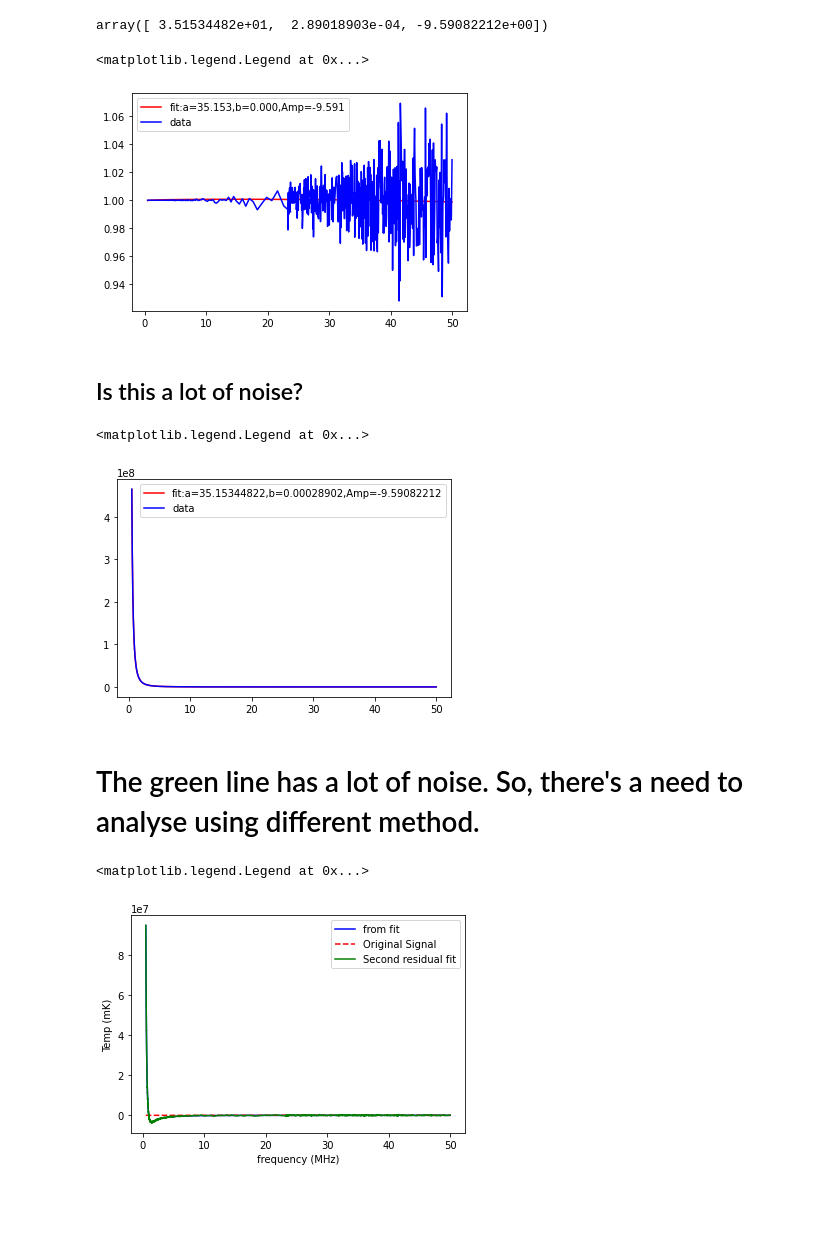
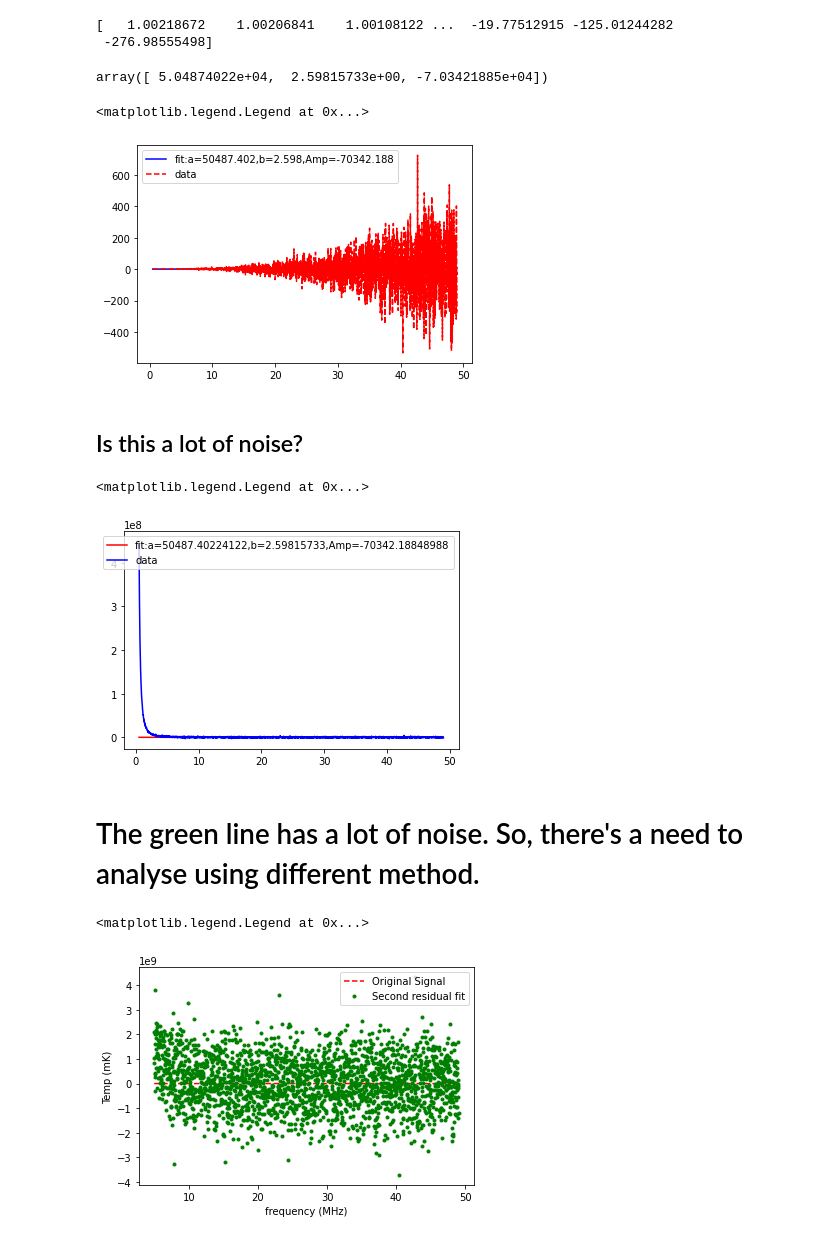
Before and after one commit to kssumanth27/Notebooks---signal, a Jupyter notebook: Power Law.ipynb, the cells around one changed output. Saved outputs shown, nothing was run; the diff lists cells and outputs as text; code cells hidden in the pictures; blank space fills up the shorter version.

```diff
--- a/Power Law.ipynb
+++ b/Power Law.ipynb
@@ -15,13 +19,26 @@ nu_50 = nu[nu<50]
 nu6 = nu_50*1E6
 
 Tsig = data['Tsig']
-Tsig_50 = Tsig[nu<50]
+Tsig_50 = Tsig[nu<50]        # unit of k
 Tsig3 = Tsig_50*1E3      # unit of mk
 
-plt.plot(nu_50,Tsig3)
+plt.plot(nu_50,Tsig3,'k')
 length = len(nu_50)
 print(nu_50)
 print(Tsig_50)
+print(len(nu_50))
+#interpolate linear and cubic
+nu_50_new = np.linspace(0.48,49,2500)
+Tsig_50_new = interp1d(nu_50,Tsig3)
+plt.plot(nu_50_new,Tsig_50_new(nu_50_new),'.')
+
+nu6 = nu_50_new*1E6
+nu_50 = nu_50_new
+Tsign3 = Tsig_50_new(nu_50_new)      #unit of mk
+Tsig_50 = Tsign3*1E-3 #unit of k
+print(Tsig_50)
+print(len(Tsig_50))
+print(Tsign3)
 # %% [output]
 nu
 [  0.47317561   0.47364167   0.47410864 ... 236.37079595 236.50620759
@@ -76,0 +75,17 @@ T_wndata = (Tdata + noise)/weight #T_wndata is weighted data with noise
+# %%
+# Power calculation for noise.
+
+Power = sum(Tdata**2)/len(Tsig_50)
+SNR = 1E6            #I'm not sure if I can take this,  but the reason I chose this so that noise doesn't get to
+                               # values to the signal at higher frequencies
+Power_noise = Power/SNR
+mean_noise = 0
+#noise = np.random.normal(mean_noise,np.sqrt(Power_noise),len(Tsig_50))
+noise = np.random.normal(mean_noise,SNR,len(Tsig_50))
+plt.plot(nu_50,noise)
+#plt.xlim(10,50)
+#plt.ylim(-1,1)
+print(Tdata)
+print(noise)
+##print(len(Tdata))
+#print(len(nu_50))
@@ -77,37 +100,43 @@ T_wndata = (Tdata + noise)/weight #T_wndata is weighted data with noise
+# %%
+T_wndata = (Tdata + noise)/weight #T_wndata is weighted data with noise
+print(T_wndata)
+# %% [output]
+[   1.00218672    1.00206841    1.00108122 ...  -19.77512915 -125.01244282
+ -276.98555498]
 # %%
 popt,pcov = curve_fit(func2,nu6,T_wndata)             #curve-fitting done with the scaling of nu6^(-2.5)
 popt
 # %% [output]
-array([ 3.51534482e+01,  2.89018903e-04, -9.59082212e+00])
+array([ 5.04874022e+04,  2.59815733e+00, -7.03421885e+04])
 # %%
-plt.plot(nu_50,func2(nu6,*popt),'r-',label = 'fit:a=%5.3f,b=%5.3f,Amp=%5.3f' %tuple(popt))
-plt.plot(nu_50,T_wndata,'b-',label = 'data')
+plt.plot(nu_50,func2(nu6,*popt),'b-',label = 'fit:a=%5.3f,b=%5.3f,Amp=%5.3f' %tuple(popt))
+plt.plot(nu_50,T_wndata,'r--',label = 'data')
 plt.legend() #with weighting (foreground+signal+noise)
 # %% [output]
 <matplotlib.legend.Legend at 0x...>
-[figure, old version]
+[figure, new version]
-# %% [markdown]
-## Is this a lot of noise?
+# %% [markdown]
+## Is this a lot of noise?
 # %%
 plt.plot(nu_50,func2(nu6,*popt)*weight,'r-',label = 'fit:a=%10.8f,b=%10.8f,Amp=%10.8f' %tuple(popt))
 plt.plot(nu_50,T_wndata*weight,'b-',label = 'data')
 plt.legend()  #without weighting (foreground + signal+noise)
 # %% [output]
 <matplotlib.legend.Legend at 0x...>
-[figure, old version]
+[figure, new version]
 # %% [markdown]
 # The green line has a lot of noise. So, there's a need to analyse using different method.
 # %%
 fit = func2(nu6,*popt)*weight
 Tsig_fit = -1*(fit - T2)*1e3
 Tsig_fit2 = (T_wndata*weight - fit)*1e3
-plt.plot(nu_50,Tsig_fit,'b-',label='from fit')
-plt.plot(nu_50,Tsig3,'r--',label = 'Original Signal')
-plt.plot(nu_50,Tsig_fit2,'g',label = 'Second residual fit')
+#plt.plot(nu_50,Tsig_fit,'b-',label='from fit')
+plt.plot(nu_50[nu_50>5],Tsign3[nu_50>5],'r--',label = 'Original Signal')
+plt.plot(nu_50[nu_50>5],Tsig_fit2[nu_50>5],'g.',label = 'Second residual fit')
 plt.xlabel("frequency (MHz)")
 plt.ylabel("Temp (mK)")
 plt.legend()
 #plt.ylim(-100,50)  #original signal vs signal from fitting
 # %% [output]
 <matplotlib.legend.Legend at 0x...>
-[figure, old version]
+[figure, new version]
```
Also changed, not shown: parts of 11 cells of this notebook.
